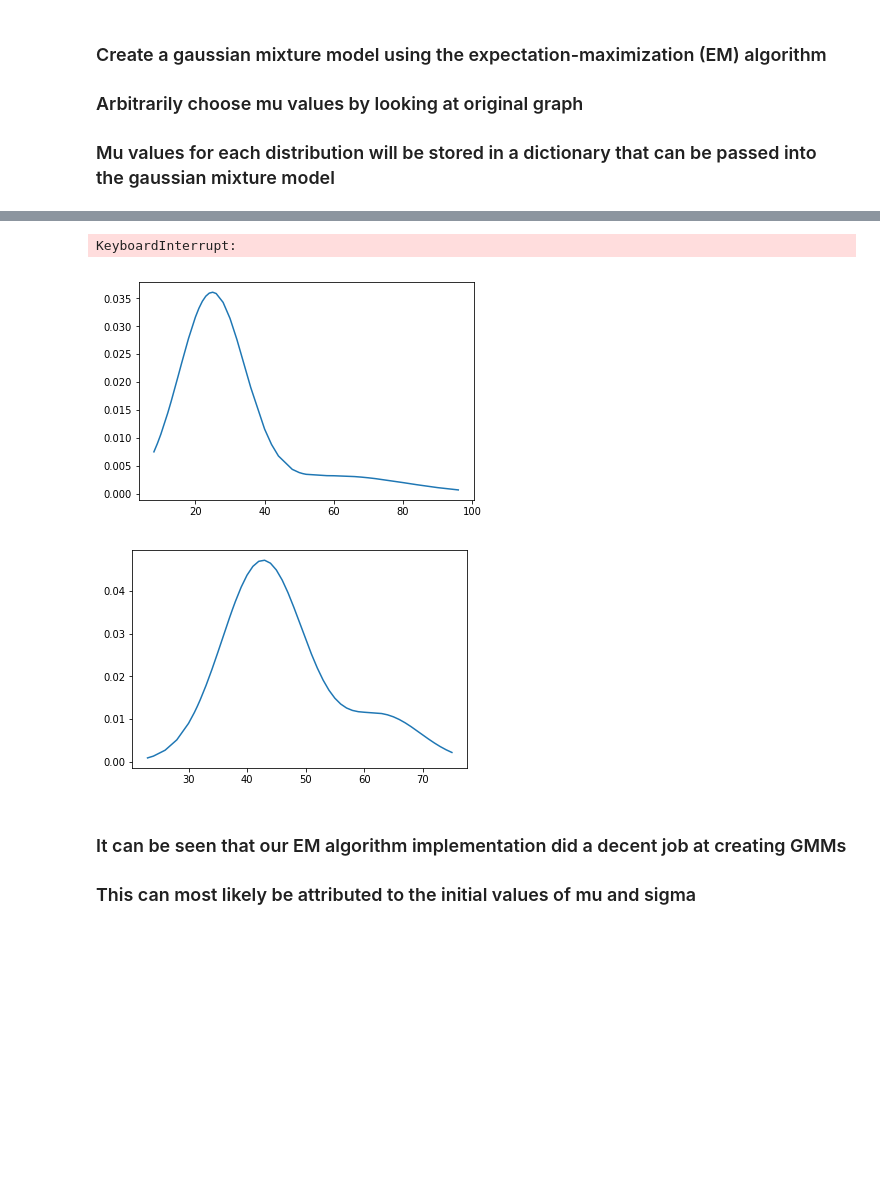
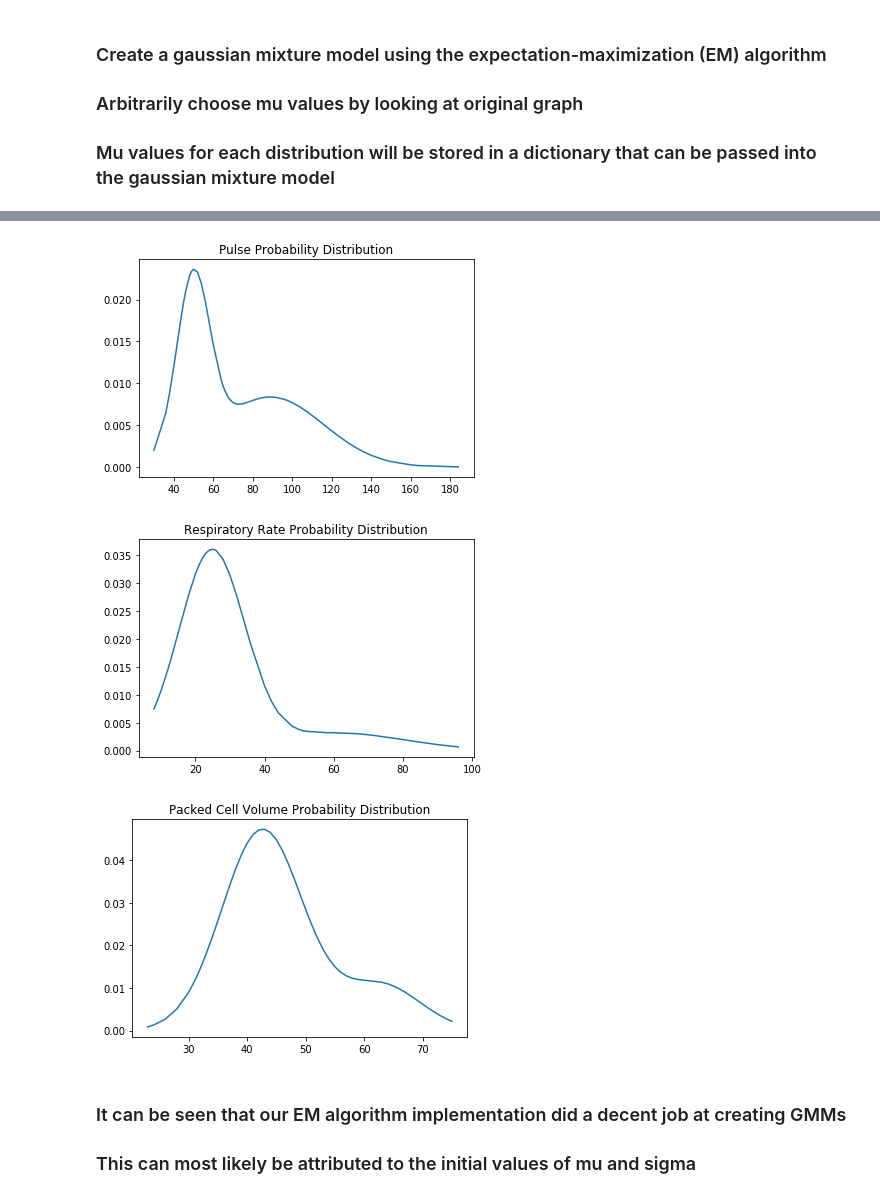
Before and after one commit to ronmoore3/eecs738projects-Machine-Learning, a Jupyter notebook: Probably_Interesting_Data/notebooks/Horse_1D_GMM.ipynb, the cells around one changed output, grey strips where cells are left out. Saved outputs shown, nothing was run; the diff lists cells and outputs as text; code cells hidden in the pictures; blank space fills up the shorter version.

```diff
--- a/Probably_Interesting_Data/notebooks/Horse_1D_GMM.ipynb
+++ b/Probably_Interesting_Data/notebooks/Horse_1D_GMM.ipynb
@@ -222,21 +221,21 @@ y1 = gaussian_mixture_model(rectal_temp, 2, d1)
 # %%
 # pulse feature
 d2 = {2:[50.0, 85.0]}
-y2 = gaussian_mixture_model(pulse, 2, d2)
+y2 = gaussian_mixture_model(pulse, 2, d2, "Pulse Probability Distribution")
 # %% [output]
-KeyboardInterrupt:
+[figure, added]
 # %%
 # respiratory rate feature
 d3 = {2:[25.0, 85.0]}
-y3 = gaussian_mixture_model(respiratory_rate, 2, d3)
+y3 = gaussian_mixture_model(respiratory_rate, 2, d3, "Respiratory Rate Probability Distribution")
 # %% [output]
-[figure, old version]
+[figure, new version]
 # %%
 # respiratory rate feature
 d4 = {2:[45.0, 65.0]}
-y4 = gaussian_mixture_model(packed_cell_volume, 2, d4)
+y4 = gaussian_mixture_model(packed_cell_volume, 2, d4, "Packed Cell Volume Probability Distribution")
 # %% [output]
-[figure, old version]
+[figure, new version]
 # %% [markdown]
 ### It can be seen that our EM algorithm implementation did a decent job at creating GMMs
 
```
Also changed, not shown: parts of 6 cells of this notebook.
